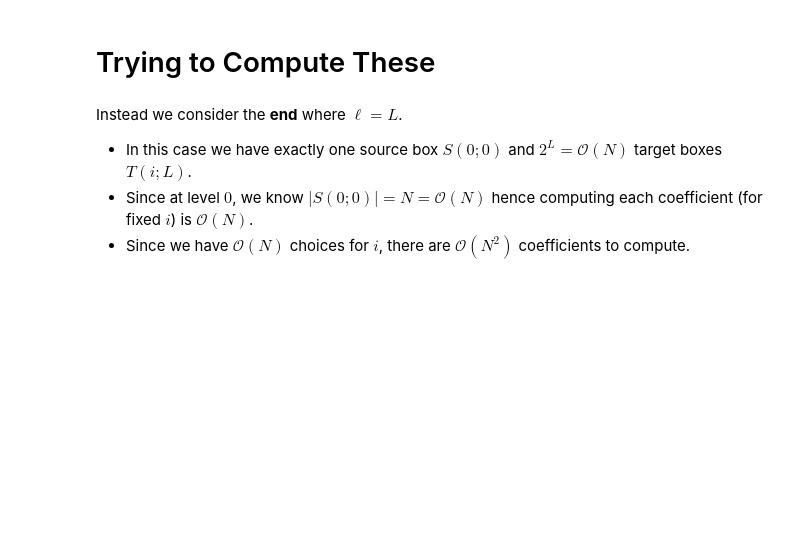
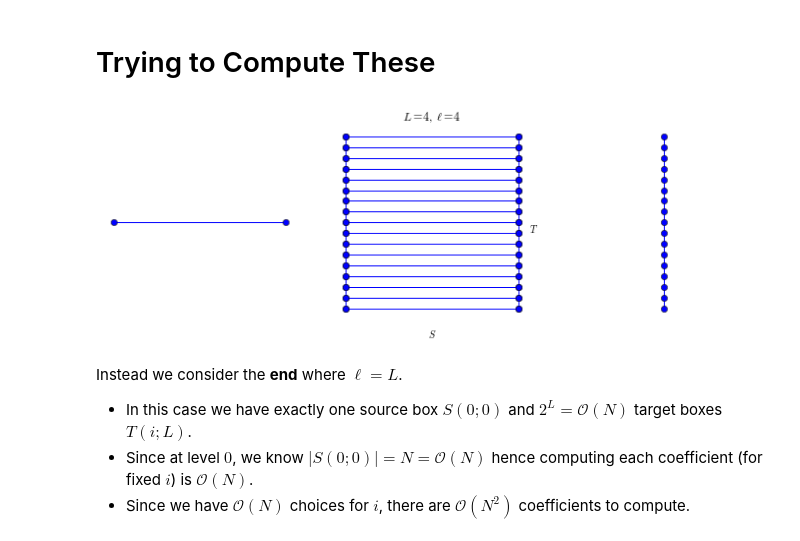
Before and after one commit to dhermes/butterfly-algorithm, a Jupyter notebook: butterfly.ipynb, the cells around one changed output. Saved outputs shown, nothing was run; the diff lists cells and outputs as text; code cells hidden in the pictures; blank space fills up the shorter version.

```diff
--- a/butterfly.ipynb
+++ b/butterfly.ipynb
@@ -420,6 +475,10 @@ We start with $\ell = 0$ and consider what it might take to compute.
 </ul>
 # %% [markdown]
 # Trying to Compute These
+# %%
+make_1D_example_plot(4)
+# %% [output]
+[figure, added]
 # %% [markdown]
 Instead we consider the **end** where $\ell = L$.
 
```
Also changed, not shown: parts of 47 cells of this notebook, 1 other file.
